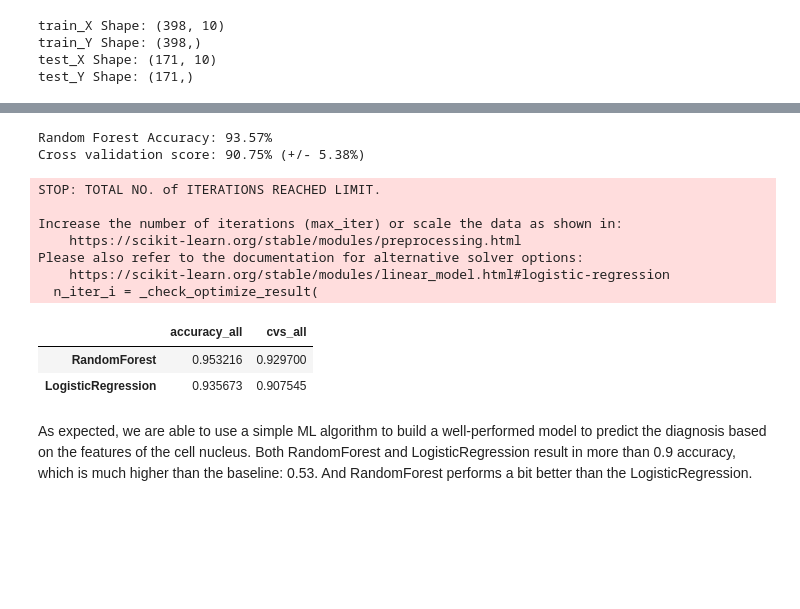
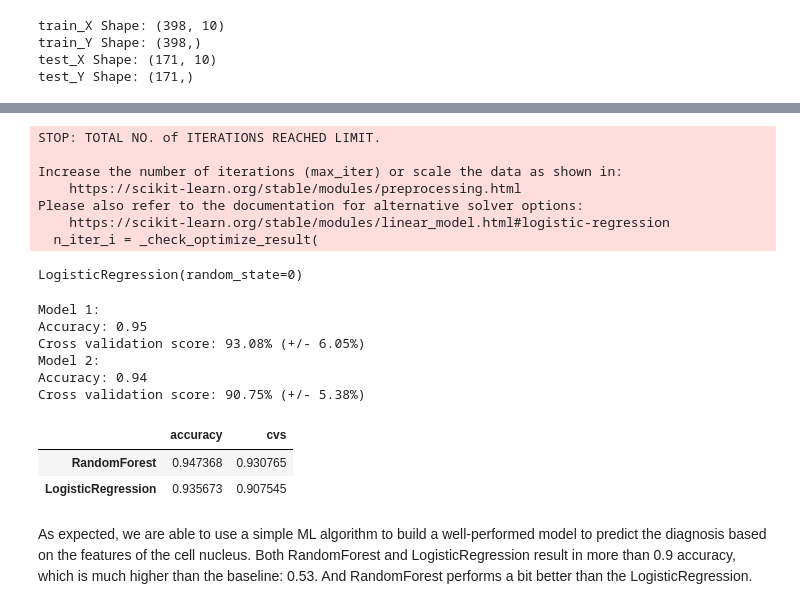
Before and after one commit to claudiazi/UdacityDataScientistNanoDegree, a Jupyter notebook: Projects/data_scientist_blog/breast-cancer.ipynb, the cells around one changed output, grey strips where cells are left out. Cells and saved outputs as stored; diff of their text form; code cells hidden in the pictures; blank space fills up the shorter version.

```diff
--- a/Projects/data_scientist_blog/breast-cancer.ipynb
+++ b/Projects/data_scientist_blog/breast-cancer.ipynb
@@ -164,38 +148,62 @@ Cross validation score: 92.97% (+/- 5.91%)
+# %%
+from sklearn.linear_model import LogisticRegression
+
+#Train LogisricRegression
+model_lr = LogisticRegression(random_state = 0)
+model_lr.fit(train_X, train_Y)
+# %% [output]
+STOP: TOTAL NO. of ITERATIONS REACHED LIMIT.
+
+Increase the number of iterations (max_iter) or scale the data as shown in:
+    https://scikit-learn.org/stable/modules/preprocessing.html
+Please also refer to the documentation for alternative solver options:
+    https://scikit-learn.org/stable/modules/linear_model.html#logistic-regression
+  n_iter_i = _check_optimize_result(
+LogisticRegression(random_state=0)
 # %%
-#Using Logistic Regression Algorithm to the Training Set
-from sklearn.linear_model import LogisticRegression
-model_lr = LogisticRegression(random_state = 0)
-model_lr.fit(train_X, train_Y)
-# evaluate the model
-cv = RepeatedStratifiedKFold(n_splits=5, n_repeats=5, random_state=1)
-n_scores = cross_val_score(model_lr, X, Y, scoring='accuracy', cv=cv, n_jobs=-1, error_score='raise')
-pred_Y = model_lr.predict(test_X)
+def evaluate_models(X, Y, test_X, test_Y, models):
 
-
-accuracy_all.append(accuracy_score(pred_Y, test_Y))
-cvs_all.append(np.mean(n_scores))
-
-print("Random Forest Accuracy: {0:.2%}".format(accuracy_score(pred_Y, test_Y)))
-print("Cross validation score: {0:.2%} (+/- {1:.2%})".format(np.mean(n_scores), np.std(n_scores)*2))
+    """
+    Description: This function can be used to evaluate a list of classifier models
+    Arguments:
+    X: features
+    Y: classification
+    test_X: test set of features
+    test_Y: test set of classification
+    models: list of models
+    Return:
+    a list of accuracy and a list of csv score of
+    """
+    accuracy = []
+    cvs = []
+    for i, model in enumerate(models):
+        cv = RepeatedStratifiedKFold(n_splits=5, n_repeats=5, random_state=1)
+        n_scores = cross_val_score(model, X, Y, scoring='accuracy', cv=cv, n_jobs=-1, error_score='raise')
+        pred_Y = model.predict(test_X)
+        accuracy.append(accuracy_score(pred_Y, test_Y))
+        cvs.append(np.mean(n_scores))
+        print(f"Model {i + 1}:")
+        print(f"Accuracy: {accuracy_score(pred_Y, test_Y):.2f}")
+        print(f"Cross validation score: {np.mean(n_scores):.2%} (+/- {np.std(n_scores)*2:.2%})")
+    return accuracy, cvs
-# %% [output]
-Random Forest Accuracy: 93.57%
-Cross validation score: 90.75% (+/- 5.38%)
-STOP: TOTAL NO. of ITERATIONS REACHED LIMIT.
-
-Increase the number of iterations (max_iter) or scale the data as shown in:
-    https://scikit-learn.org/stable/modules/preprocessing.html
-Please also refer to the documentation for alternative solver options:
-    https://scikit-learn.org/stable/modules/linear_model.html#logistic-regression
-  n_iter_i = _check_optimize_result(
+# %%
+accuracy, cvs = evaluate_models(X, Y, test_X, test_Y, [model_rf, model_lr])
+# %% [output]
+Model 1:
+Accuracy: 0.95
+Cross validation score: 93.08% (+/- 6.05%)
+Model 2:
+Accuracy: 0.94
+Cross validation score: 90.75% (+/- 5.38%)
 # %%
-d = {'accuracy_all':accuracy_all,
-     'cvs_all':cvs_all}
+d = {'accuracy':accuracy,
+     'cvs':cvs}
 index = ['RandomForest', 'LogisticRegression']
 df = pd.DataFrame(d, index=index)
 df
 # %% [output]
-|  | accuracy_all | cvs_all |
-| RandomForest | 0.953216 | 0.929700 |
+|  | accuracy | cvs |
+| RandomForest | 0.947368 | 0.930765 |
 | LogisticRegression | 0.935673 | 0.907545 |
 # %% [markdown]
 As expected, we are able to use a simple ML algorithm to build a well-performed model to predict the diagnosis based on the features of the cell nucleus. Both RandomForest and LogisticRegression result in more than 0.9 accuracy, which is much higher than the baseline: 0.53. And RandomForest performs a bit better than the LogisticRegression.
```
Also changed, not shown: parts of 9 cells of this notebook.
